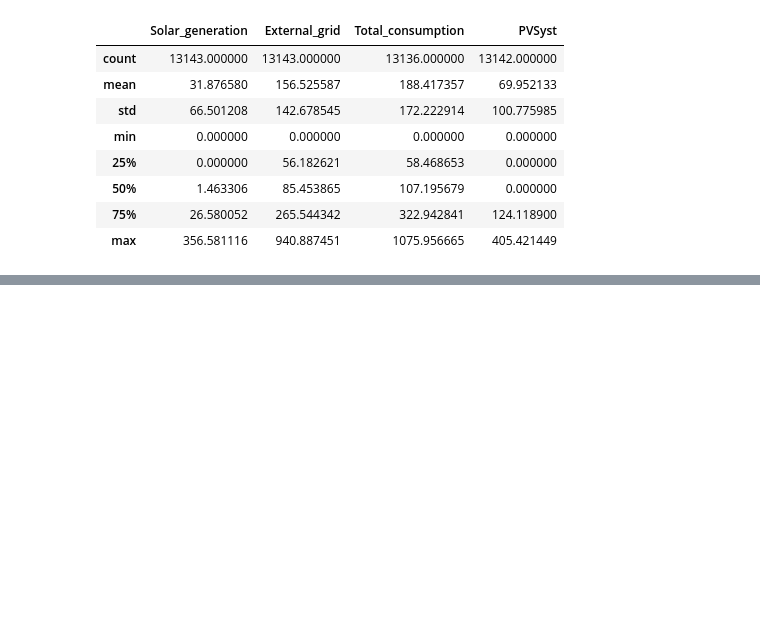
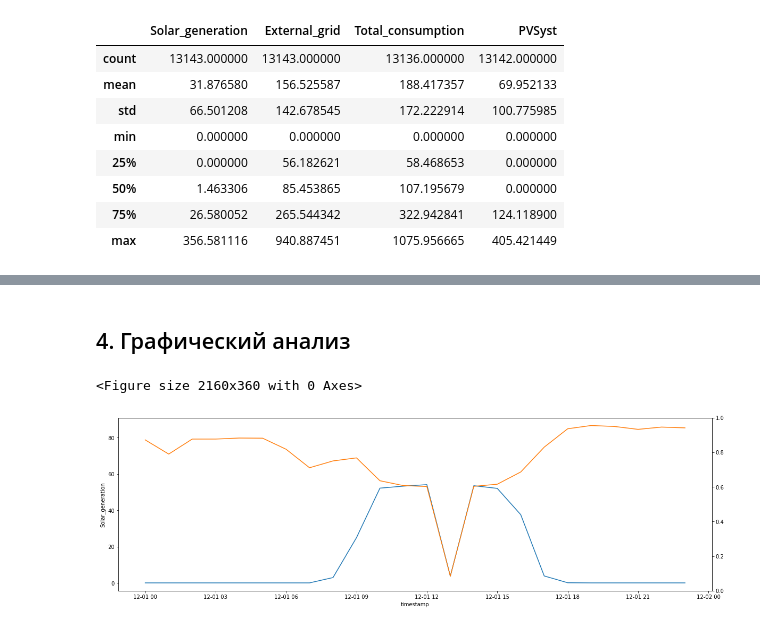
Before and after one commit to Randyrofed/Local_Control_system, a Jupyter notebook: Local_Control_System.ipynb, the cells around one changed output, grey strips where cells are left out. Drawn from its saved outputs; the diff is of its cells as text; code cells hidden in the pictures; blank space fills up the shorter version.

```diff
--- a/Local_Control_System.ipynb
+++ b/Local_Control_System.ipynb
@@ -49,0 +54,6 @@ cdf.describe()
+# %%
+# specifying the path to csv files
+path = "INITIAL_DATA/Peak_hours_fact/"
+# xlsx files in the path
+file_list = glob.glob(path + "/*.xls")
+print(file_list)
@@ -49,0 +62,18 @@ cdf.describe()
+# %%
+excl_list = []
+for file in file_list:
+    df = pd.read_excel(file, usecols="A:B", skiprows=7,nrows=25, names = ['timestamp','Peak_hour'], parse_dates=True)
+    df = pd.DataFrame(df) #преобразование в датафрейм
+    df["timestamp"]=pd.to_datetime(df["timestamp"],format='%d.%m.%Y').dt.date
+    df["Peak_hour"]=pd.to_datetime(df["Peak_hour"], format='%H').dt.time
+    df["Peak_hour"]=pd.to_datetime(df["timestamp"].astype(str) + ' ' + df["Peak_hour"].astype(str))
+    df_changed=df #создание нового датафрейма
+    df_changed.drop(['timestamp'], inplace=True, axis=1) #убрать колонки Date and Time
+    df_changed["Peak_hours"]=1
+    excl_list.append(df_changed)#добавляем новый элементв в конец
+excl_merged = pd.concat(excl_list, axis=0, ignore_index=False) #конкатенация всех листов
+excl_merged.columns = ['timestamp','Peak_hour']
+excl_merged.set_index('timestamp', inplace=True) # set column 'date' to index
+#excl_merged.sort_values(by='timestamp', inplace=True) #сортировка по timeseries в порядке возрастания
+#excl_merged.set_index('timestamp', inplace=True) # set column 'date' to index
+excl_merged
@@ -49,0 +95,8 @@ cdf.describe()
+# %%
+dt=pd.merge(cdf,excl_merged,how = 'left', on='timestamp')
+dt['Peak_hour'] = dt['Peak_hour'].fillna(0)
+dt['year'] = dt.index.year
+dt['month'] = dt.index.month
+dt['day'] =  dt.index.day
+dt['hour'] =  dt.index.hour
+dt.head(1000)
@@ -49,0 +191,15 @@ cdf.describe()
+# %% [markdown]
+## 4. Графический анализ
+# %%
+plt.figure(figsize=(30, 5))
+drange = dt.loc["2020-12-01 00:00:00": "2020-12-01 23:00:00"]
+
+ax1 = sns.set_style(style=None, rc=None )
+fig, ax1 = plt.subplots(figsize=(20,6))
+sns.lineplot(data = drange, x=drange.index, y='Solar_generation', palette="Dark2", ax = ax1, sort=False)
+sns.lineplot(data = drange["Total_consumption"], palette="Dark2", ax = ax1)
+ax2 = ax1.twinx()
+#sns.barplot(x=drange.index, y='Peak_hour',data = drange,  alpha=0.3, ax=ax2)
+# %% [output]
+<Figure size 2160x360 with 0 Axes>
+[figure, added]
```
Also changed, not shown: parts of 12 cells of this notebook, 20 other files.
